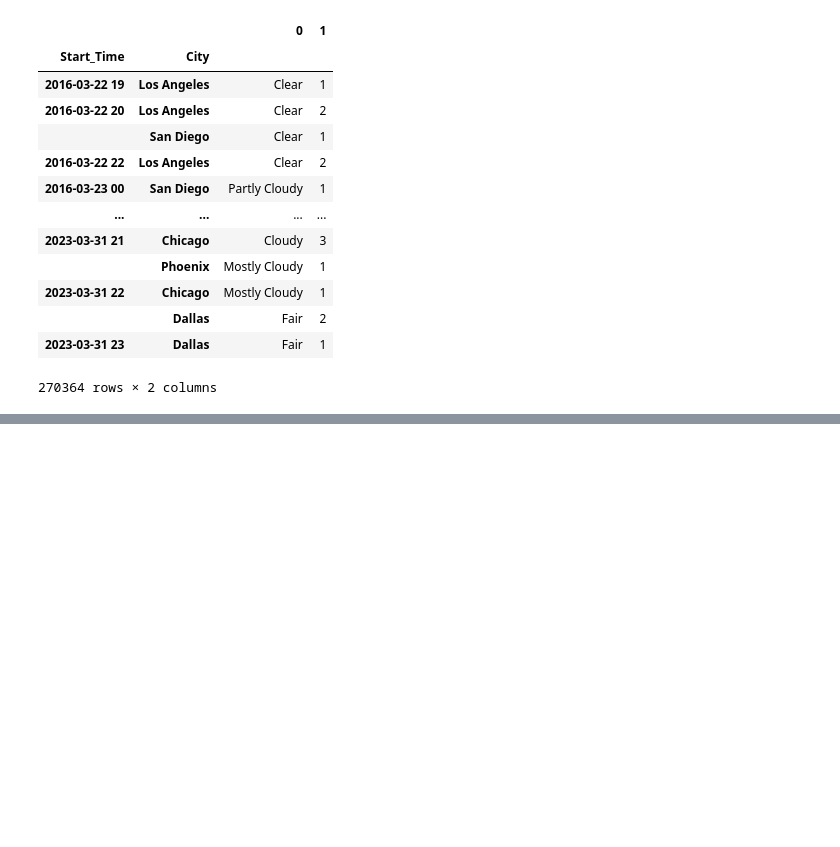
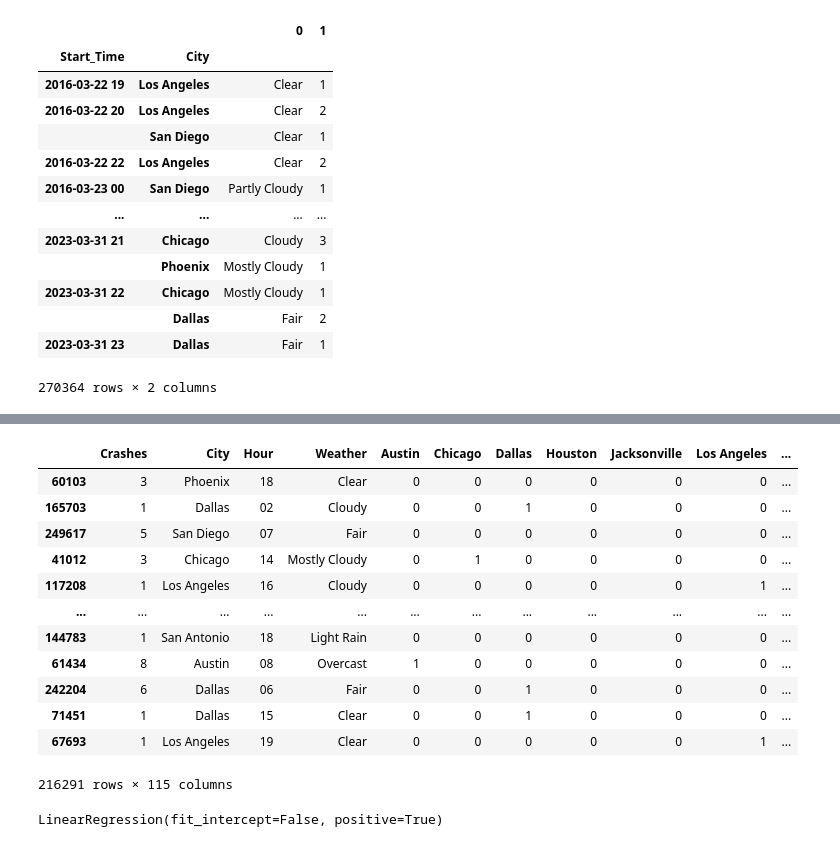
Before and after one commit to nicholasrouse/erdos2023, a Jupyter notebook: car_crashes.ipynb, the cells around one changed output, grey strips where cells are left out. Saved outputs shown, nothing was run; the diff lists cells and outputs as text; code cells hidden in the pictures; blank space fills up the shorter version.

```diff
--- a/car_crashes.ipynb
+++ b/car_crashes.ipynb
@@ -121,0 +263,29 @@ aggregated
+# %%
+train.loc[:, pd.get_dummies(train["Hour"]).columns] = pd.get_dummies(train['Hour'], dtype=int).copy()
+train
+# %% [output]
+|  | Crashes | City | Hour | Weather | Austin | Chicago | Dallas | Houston | Jacksonville | Los Angeles | ... |
+| 60103 | 3 | Phoenix | 18 | Clear | 0 | 0 | 0 | 0 | 0 | 0 | ... |
+| 165703 | 1 | Dallas | 02 | Cloudy | 0 | 0 | 1 | 0 | 0 | 0 | ... |
+| 249617 | 5 | San Diego | 07 | Fair | 0 | 0 | 0 | 0 | 0 | 0 | ... |
+| 41012 | 3 | Chicago | 14 | Mostly Cloudy | 0 | 1 | 0 | 0 | 0 | 0 | ... |
+| 117208 | 1 | Los Angeles | 16 | Cloudy | 0 | 0 | 0 | 0 | 0 | 1 | ... |
+| ... | ... | ... | ... | ... | ... | ... | ... | ... | ... | ... | ... |
+| 144783 | 1 | San Antonio | 18 | Light Rain | 0 | 0 | 0 | 0 | 0 | 0 | ... |
+| 61434 | 8 | Austin | 08 | Overcast | 1 | 0 | 0 | 0 | 0 | 0 | ... |
+| 242204 | 6 | Dallas | 06 | Fair | 0 | 0 | 1 | 0 | 0 | 0 | ... |
+| 71451 | 1 | Dallas | 15 | Clear | 0 | 0 | 1 | 0 | 0 | 0 | ... |
+| 67693 | 1 | Los Angeles | 19 | Clear | 0 | 0 | 0 | 0 | 0 | 1 | ... |
+216291 rows × 115 columns
+# %%
+# With no interaction terms
+no_interaction_lr = LinearRegression(copy_X = True, positive=True, fit_intercept=False)
+
+# Build the columns we use since there are many.
+
+categories = list(train["Hour"].unique()) + list(train["Weather"].unique()) + list(train["City"].unique())
+
+no_interaction_lr.fit(train[categories].values,
+                      train['Crashes'].values)
+# %% [output]
+LinearRegression(fit_intercept=False, positive=True)
```
Also changed, not shown: parts of 20 cells of this notebook.
